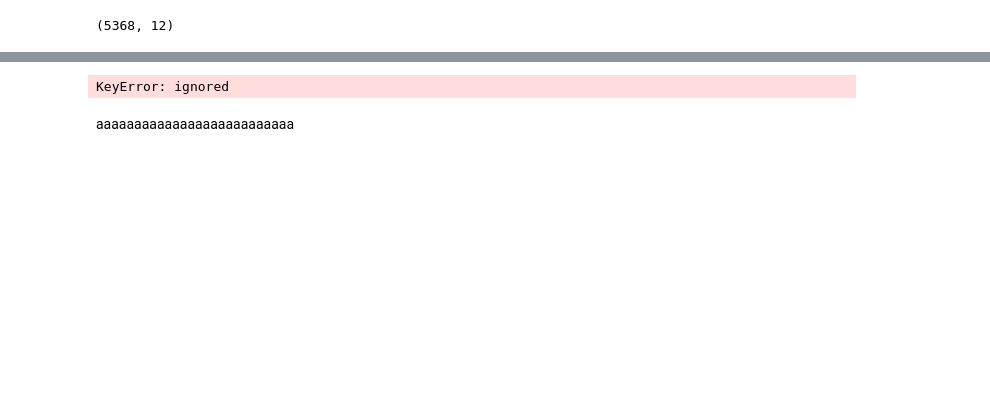
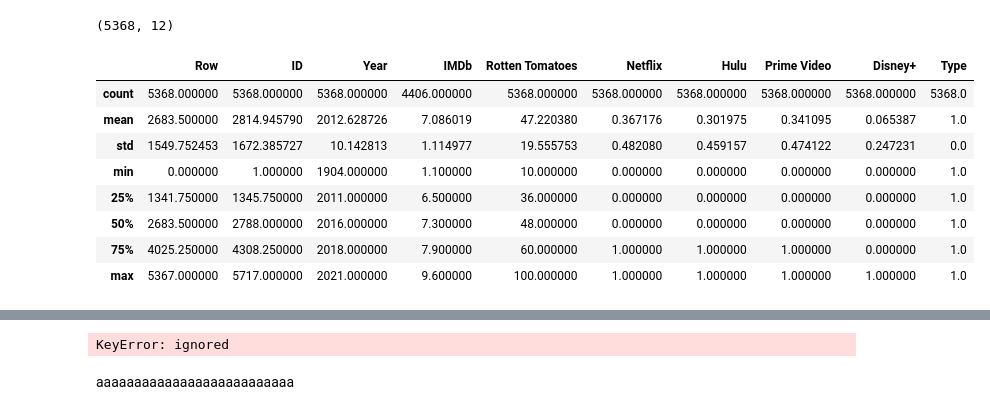
Before and after one commit to bzimons/mvp_puc_1, a Jupyter notebook: mvp1_teste.ipynb, the cells around one changed output, grey strips where cells are left out. Cells and saved outputs as stored; diff of their text form; code cells hidden in the pictures; blank space fills up the shorter version.

```diff
--- a/mvp1_teste.ipynb
+++ b/mvp1_teste.ipynb
@@ -126,2 +121,14 @@ print(df_tv.shape)
 # %% [output]
 (5368, 12)
+# %%
+df_tv_fix.describe()
+# %% [output]
+|  | Row | ID | Year | IMDb | Rotten Tomatoes | Netflix | Hulu | Prime Video | Disney+ | Type |
+| count | 5368.000000 | 5368.000000 | 5368.000000 | 4406.000000 | 5368.000000 | 5368.000000 | 5368.000000 | 5368.000000 | 5368.000000 | 5368.0 |
+| mean | 2683.500000 | 2814.945790 | 2012.628726 | 7.086019 | 47.220380 | 0.367176 | 0.301975 | 0.341095 | 0.065387 | 1.0 |
+| std | 1549.752453 | 1672.385727 | 10.142813 | 1.114977 | 19.555753 | 0.482080 | 0.459157 | 0.474122 | 0.247231 | 0.0 |
+| min | 0.000000 | 1.000000 | 1904.000000 | 1.100000 | 10.000000 | 0.000000 | 0.000000 | 0.000000 | 0.000000 | 1.0 |
+| 25% | 1341.750000 | 1345.750000 | 2011.000000 | 6.500000 | 36.000000 | 0.000000 | 0.000000 | 0.000000 | 0.000000 | 1.0 |
+| 50% | 2683.500000 | 2788.000000 | 2016.000000 | 7.300000 | 48.000000 | 0.000000 | 0.000000 | 0.000000 | 0.000000 | 1.0 |
+| 75% | 4025.250000 | 4308.250000 | 2018.000000 | 7.900000 | 60.000000 | 1.000000 | 1.000000 | 1.000000 | 0.000000 | 1.0 |
+| max | 5367.000000 | 5717.000000 | 2021.000000 | 9.600000 | 100.000000 | 1.000000 | 1.000000 | 1.000000 | 1.000000 | 1.0 |
```
Also changed, not shown: parts of 11 cells of this notebook.
